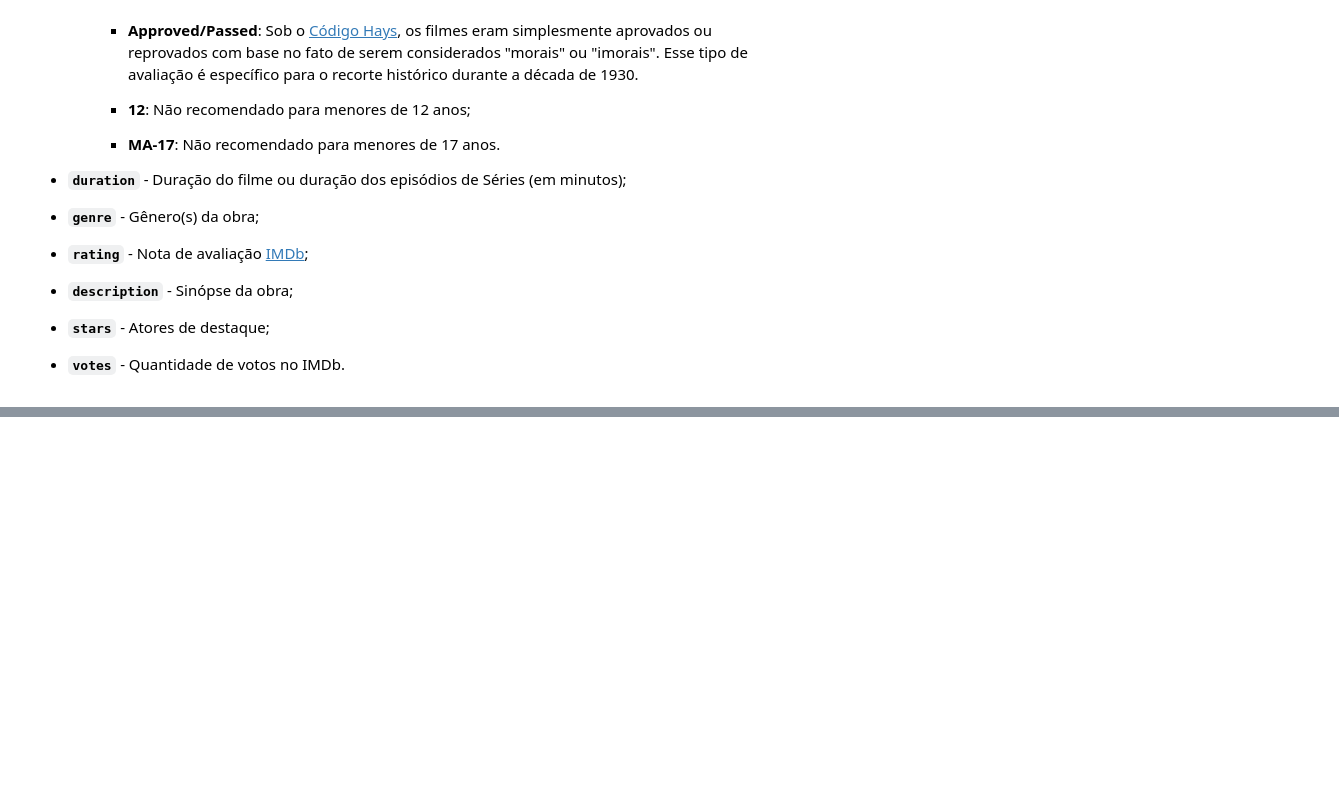
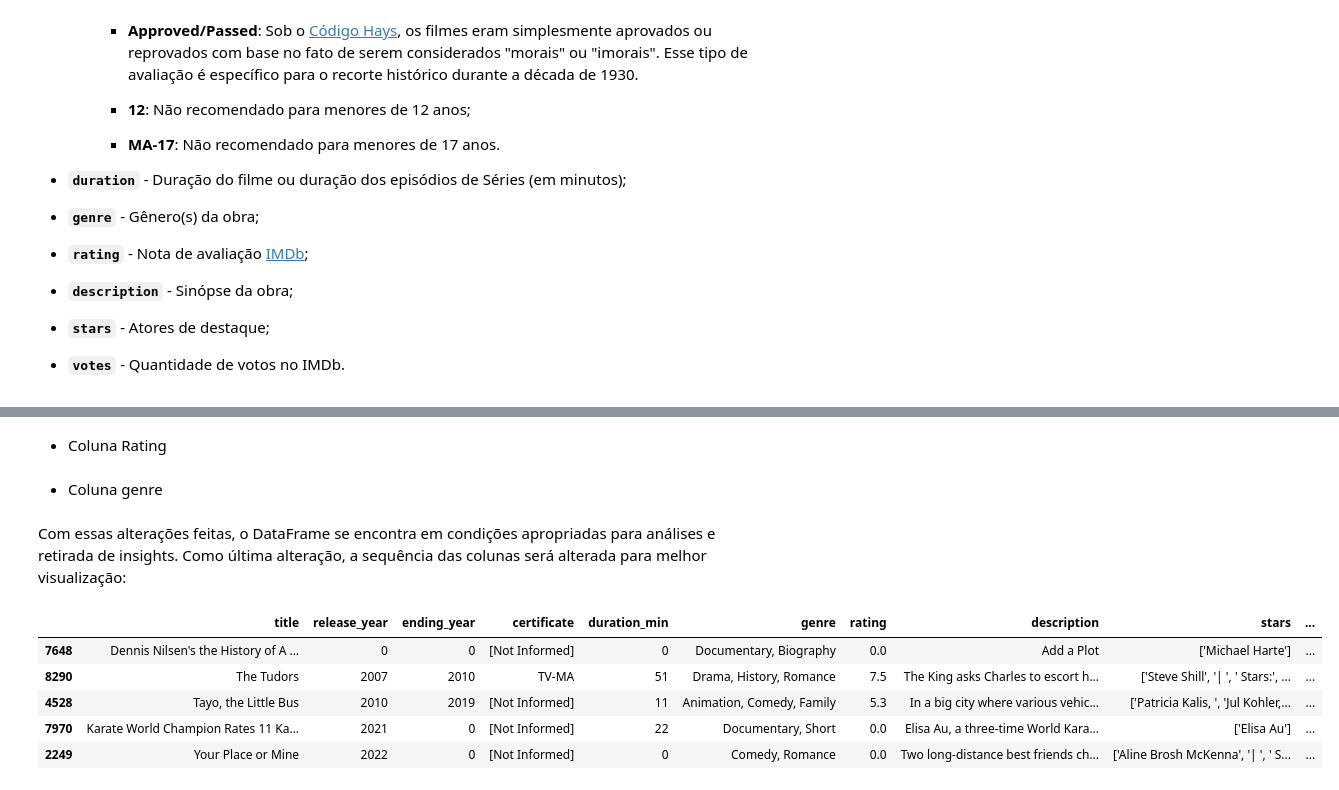
Before and after one commit to JoSEPHDev2022/netflix_movies_analise, a Jupyter notebook: analise.ipynb, the cells around one changed output, grey strips where cells are left out. Cells and saved outputs as stored; diff of their text form; code cells hidden in the pictures; blank space fills up the shorter version.

```diff
--- a/analise.ipynb
+++ b/analise.ipynb
@@ -171,0 +345,5 @@ Para termos uma compreensão ainda maior acerca dos nossos dados, realizaremos u
+# %%
+# Substituíndo valores nulos por [not informed]:
+df_movies_clean['stars'] = df_movies_clean['stars'].apply(
+    lambda x: '[Not Informed]' if str(x) == '[]' else x
+)
@@ -171,0 +352,36 @@ Para termos uma compreensão ainda maior acerca dos nossos dados, realizaremos u
+# %%
+# Substituíndo valores nulos por [not informed]:
+df_movies_clean['certificate'] = df_movies_clean['certificate'].apply(
+    lambda x: '[Not Informed]' if str(x) == 'nan' else x
+)
+# %% [markdown]
+- Coluna Rating
+# %%
+# Substituindo valores nulos por 0
+df_movies_clean['rating'] = df_movies_clean['rating'].apply(
+    lambda x: 0 if str(x) == 'nan' else x
+)
+# %% [markdown]
+- Coluna genre
+# %%
+# Substituindo valores nulos por [not informed]
+df_movies_clean['genre'] = df_movies_clean['genre'].apply(
+    lambda x: '[Not informed]' if str(x) == 'nan' else x
+)
+# %% [markdown]
+Com essas alterações feitas, o DataFrame se encontra em condições apropriadas para análises e retirada de insights. Como última alteração, a sequência das colunas será alterada para melhor visualização:
+# %%
+# Reorganizando o dataframe para uma visualização melhor
+df_movies_clean = df_movies_clean.loc[:,
+                            ['title', 'release_year', 'ending_year', 'certificate', 'duration_min',
+                            'genre', 'rating', 'description', 'stars', 'votes']]
+
+# Checando nova visualização
+df_movies_clean.sample(5)
+# %% [output]
+|  | title | release_year | ending_year | certificate | duration_min | genre | rating | description | stars | ... |
+| 7648 | Dennis Nilsen's the History of A ... | 0 | 0 | [Not Informed] | 0 | Documentary, Biography | 0.0 | Add a Plot | ['Michael Harte'] | ... |
+| 8290 | The Tudors | 2007 | 2010 | TV-MA | 51 | Drama, History, Romance | 7.5 | The King asks Charles to escort h... | ['Steve Shill', '| ', ' Stars:', ... | ... |
+| 4528 | Tayo, the Little Bus | 2010 | 2019 | [Not Informed] | 11 | Animation, Comedy, Family | 5.3 | In a big city where various vehic... | ['Patricia Kalis, ', 'Jul Kohler,... | ... |
+| 7970 | Karate World Champion Rates 11 Ka... | 2021 | 0 | [Not Informed] | 22 | Documentary, Short | 0.0 | Elisa Au, a three-time World Kara... | ['Elisa Au'] | ... |
+| 2249 | Your Place or Mine | 2022 | 0 | [Not Informed] | 0 | Comedy, Romance | 0.0 | Two long-distance best friends ch... | ['Aline Brosh McKenna', '| ', ' S... | ... |
```
Also changed, not shown: parts of 37 cells of this notebook.
